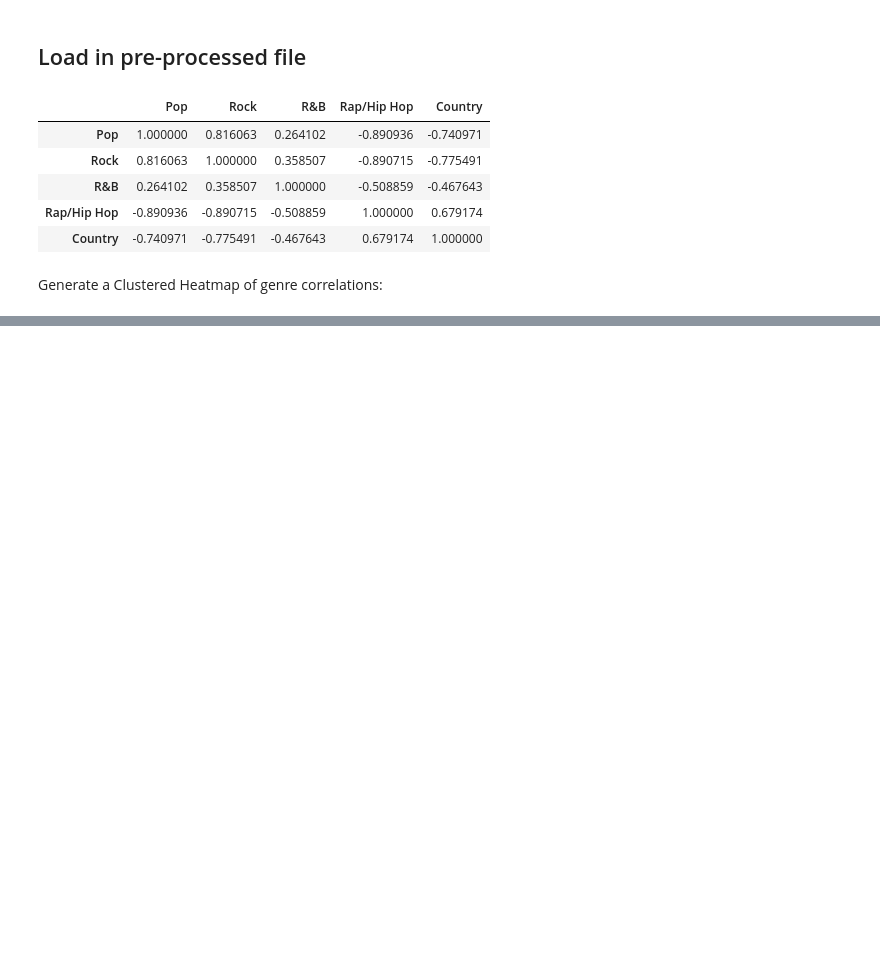
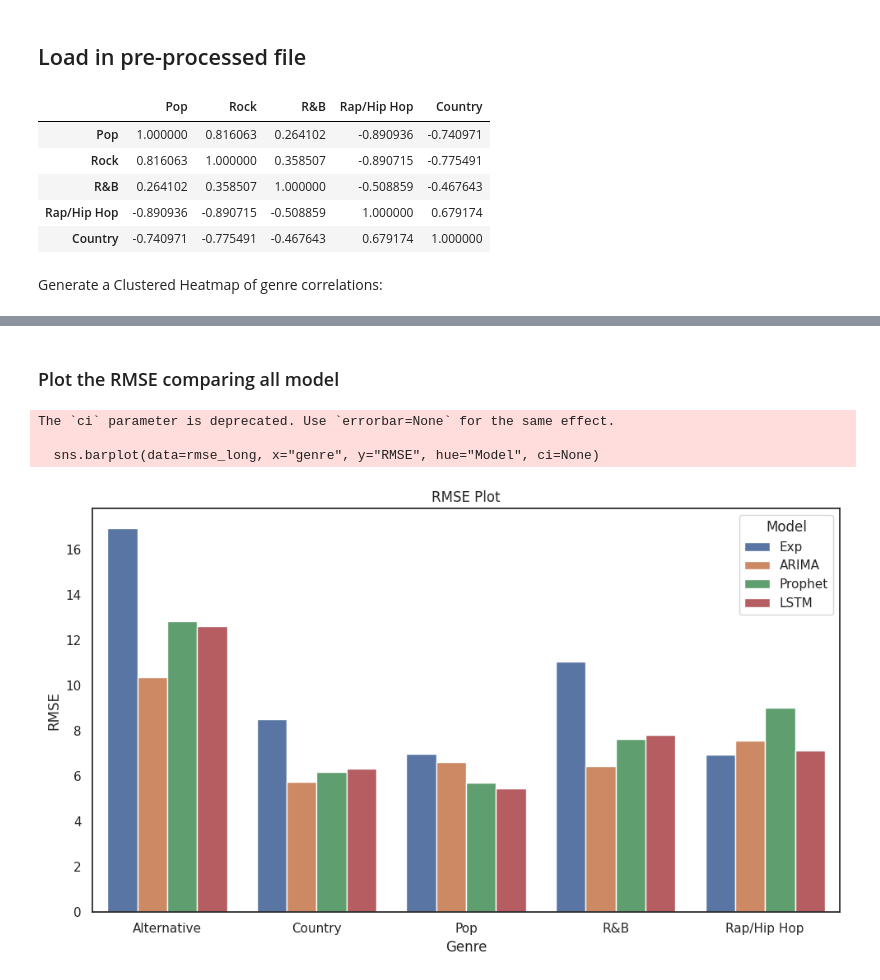
Before and after one commit to joseph15809/ECE143_Music_Genre_Prediction, a Jupyter notebook: display_visualizations.ipynb, the cells around one changed output, grey strips where cells are left out. Drawn from its saved outputs; the diff is of its cells as text; code cells hidden in the pictures; blank space fills up the shorter version.

```diff
--- a/display_visualizations.ipynb
+++ b/display_visualizations.ipynb
@@ -355,0 +517,39 @@ plt.show()
+# %% [markdown]
+### Plot the RMSE comparing all model
+# %%
+metrics_df = pd.read_csv('data/evaluate_summary.csv')
+
+columns = ['genre']+[col for col in metrics_df.columns if 'RMSE' in col]
+metrics_df = metrics_df[columns]
+
+models = ["Exp", "ARIMA", "Prophet", "LSTM"]
+# Prepare Count RMSE
+count_rmse = metrics_df[["genre"] + [m+"_RMSE_Count" for m in models]].melt(id_vars="genre",
+                                                                         var_name="Model",
+                                                                         value_name="RMSE")
+count_rmse["Target"] = "Count"
+count_rmse["Model"] = count_rmse["Model"].str.replace("_RMSE_Count","")
+
+# Prepare Rank RMSE
+rank_rmse = metrics_df[["genre"] + [m+"_RMSE_Rank" for m in models]].melt(id_vars="genre",
+                                                                         var_name="Model",
+                                                                         value_name="RMSE")
+rank_rmse["Target"] = "Rank"
+rank_rmse["Model"] = rank_rmse["Model"].str.replace("_RMSE_Rank","")
+
+# Combine
+rmse_long = pd.concat([count_rmse, rank_rmse], ignore_index=True)
+
+plt.figure(figsize=(10,6))
+sns.barplot(data=rmse_long, x="genre", y="RMSE", hue="Model", ci=None)
+plt.title("RMSE Plot")
+plt.ylabel("RMSE")
+plt.xlabel("Genre")
+plt.legend(title="Model")
+plt.tight_layout()
+plt.show()
+# %% [output]
+The `ci` parameter is deprecated. Use `errorbar=None` for the same effect.
+
+  sns.barplot(data=rmse_long, x="genre", y="RMSE", hue="Model", ci=None)
+[figure, added]
```
Also changed, not shown: parts of 13 cells of this notebook.
